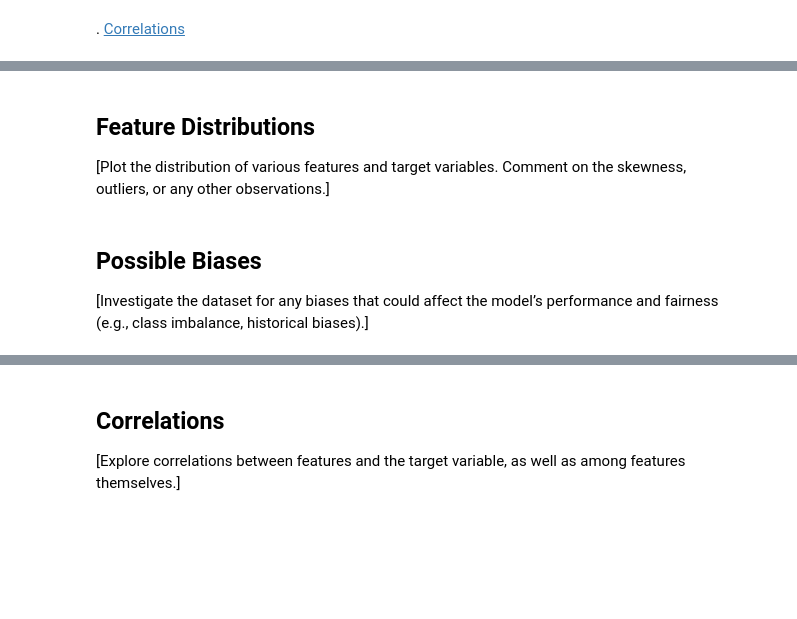
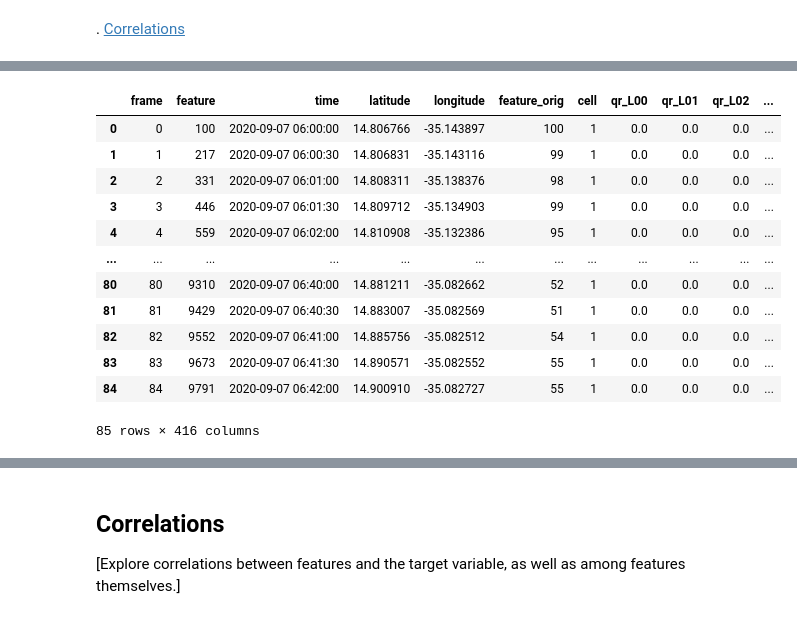
Before and after one commit to thorsten789/hurricane_cloud_prediction, a Jupyter notebook: 1_DatasetCharacteristics/exploratory_data_analysis.ipynb, the cells around one changed output, grey strips where cells are left out. Drawn from its saved outputs; the diff is of its cells as text; code cells hidden in the pictures; blank space fills up the shorter version.

```diff
--- a/1_DatasetCharacteristics/exploratory_data_analysis.ipynb
+++ b/1_DatasetCharacteristics/exploratory_data_analysis.ipynb
@@ -84,4 +53,0 @@ missing_values
-# %% [markdown]
-## Feature Distributions
-
-[Plot the distribution of various features and target variables. Comment on the skewness, outliers, or any other observations.]
@@ -92,4 +53,0 @@ plt.show()
-# %% [markdown]
-## Possible Biases
-
-[Investigate the dataset for any biases that could affect the model’s performance and fairness (e.g., class imbalance, historical biases).]
@@ -100,0 +54,20 @@ plt.show()
+# %%
+path = "../../cells"
+files = glob.glob(os.path.join(path, "cell_*.csv"))
+
+cells = [pd.read_csv(csv) for csv in sorted(files)]
+cells[0]
+# %% [output]
+|  | frame | feature | time | latitude | longitude | feature_orig | cell | qr_L00 | qr_L01 | qr_L02 | ... |
+| 0 | 0 | 100 | 2020-09-07 06:00:00 | 14.806766 | -35.143897 | 100 | 1 | 0.0 | 0.0 | 0.0 | ... |
+| 1 | 1 | 217 | 2020-09-07 06:00:30 | 14.806831 | -35.143116 | 99 | 1 | 0.0 | 0.0 | 0.0 | ... |
+| 2 | 2 | 331 | 2020-09-07 06:01:00 | 14.808311 | -35.138376 | 98 | 1 | 0.0 | 0.0 | 0.0 | ... |
+| 3 | 3 | 446 | 2020-09-07 06:01:30 | 14.809712 | -35.134903 | 99 | 1 | 0.0 | 0.0 | 0.0 | ... |
+| 4 | 4 | 559 | 2020-09-07 06:02:00 | 14.810908 | -35.132386 | 95 | 1 | 0.0 | 0.0 | 0.0 | ... |
+| ... | ... | ... | ... | ... | ... | ... | ... | ... | ... | ... | ... |
+| 80 | 80 | 9310 | 2020-09-07 06:40:00 | 14.881211 | -35.082662 | 52 | 1 | 0.0 | 0.0 | 0.0 | ... |
+| 81 | 81 | 9429 | 2020-09-07 06:40:30 | 14.883007 | -35.082569 | 51 | 1 | 0.0 | 0.0 | 0.0 | ... |
+| 82 | 82 | 9552 | 2020-09-07 06:41:00 | 14.885756 | -35.082512 | 54 | 1 | 0.0 | 0.0 | 0.0 | ... |
+| 83 | 83 | 9673 | 2020-09-07 06:41:30 | 14.890571 | -35.082552 | 55 | 1 | 0.0 | 0.0 | 0.0 | ... |
+| 84 | 84 | 9791 | 2020-09-07 06:42:00 | 14.900910 | -35.082727 | 55 | 1 | 0.0 | 0.0 | 0.0 | ... |
+85 rows × 416 columns
```
Also changed, not shown: parts of 17 cells of this notebook.
